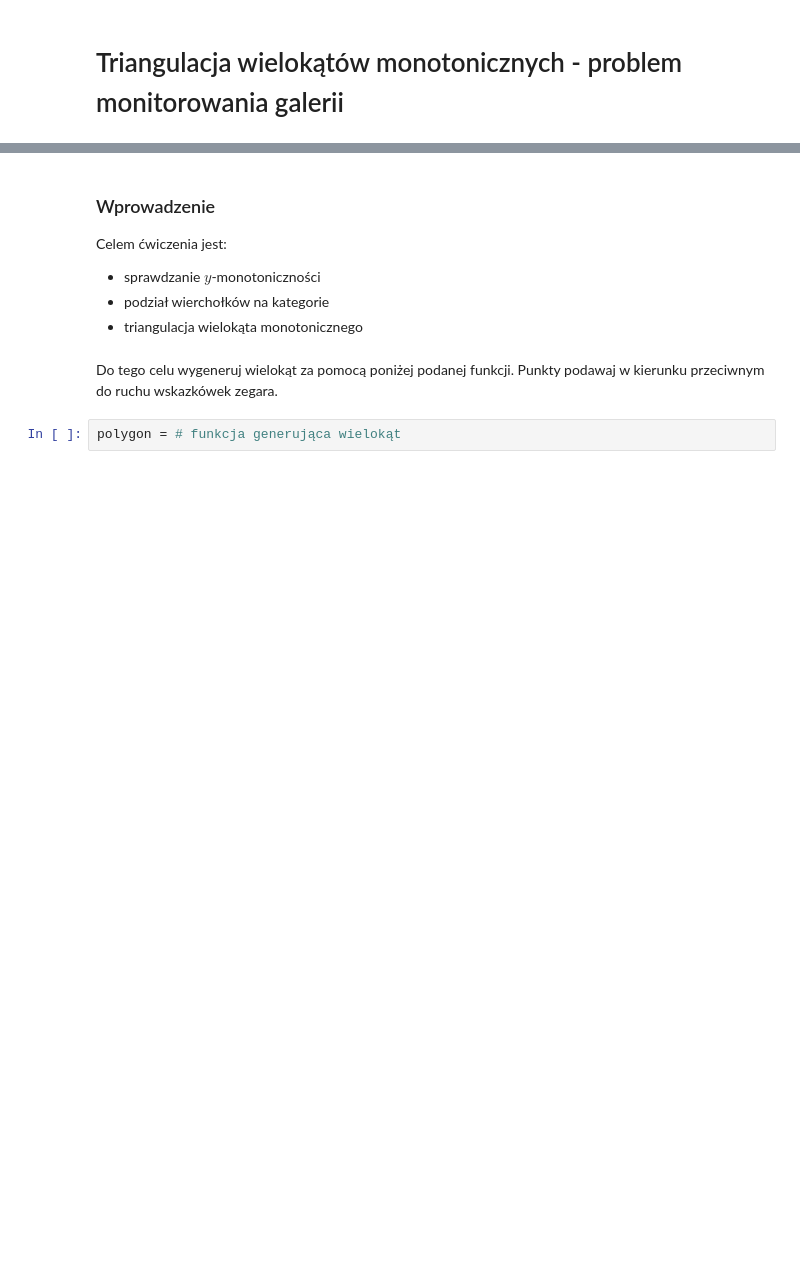
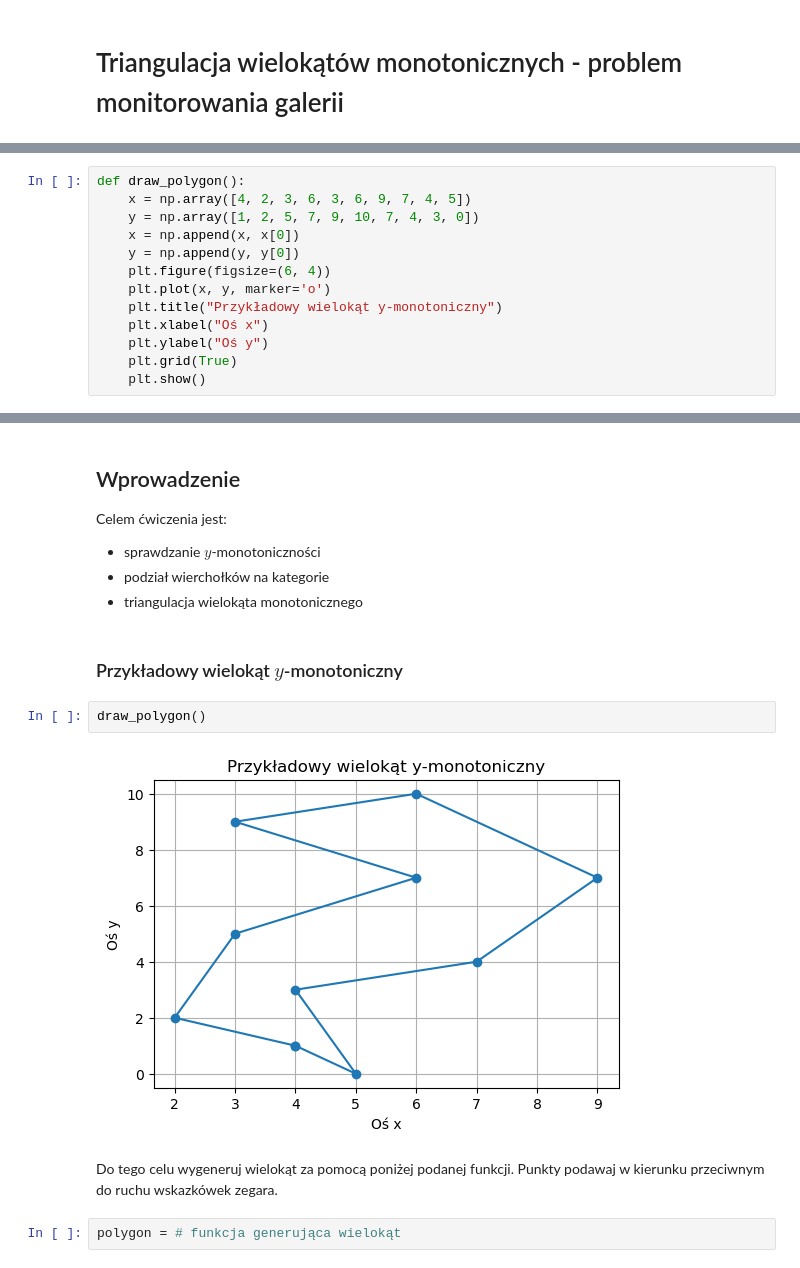
Before and after one commit to aghbit/Algorytmy-Geometryczne, a Jupyter notebook: lab3/main.ipynb, the cells around one changed output, grey strips where cells are left out. Cells and saved outputs as stored; diff of their text form; blank space fills up the shorter version.

```diff
--- a/lab3/main.ipynb
+++ b/lab3/main.ipynb
@@ -7,0 +11,13 @@ from bitalg.visualizer.main import Visualizer
+# %%
+def draw_polygon():
+    x = np.array([4, 2, 3, 6, 3, 6, 9, 7, 4, 5])
+    y = np.array([1, 2, 5, 7, 9, 10, 7, 4, 3, 0])
+    x = np.append(x, x[0])
+    y = np.append(y, y[0])
+    plt.figure(figsize=(6, 4))
+    plt.plot(x, y, marker='o')
+    plt.title("Przykładowy wielokąt y-monotoniczny")
+    plt.xlabel("Oś x")
+    plt.ylabel("Oś y")
+    plt.grid(True)
+    plt.show()
@@ -8,9 +64,15 @@ from bitalg.visualizer.main import Visualizer
 # %% [markdown]
-### Wprowadzenie
+## Wprowadzenie
 Celem ćwiczenia jest:
 - sprawdzanie $y$-monotoniczności
 - podział wierchołków na kategorie
 - triangulacja wielokąta monotonicznego
+# %% [markdown]
+### Przykładowy wielokąt $y$-monotoniczny
+# %%
+draw_polygon()
+# %% [output]
+[figure, added]
 # %% [markdown]
 Do tego celu wygeneruj wielokąt za pomocą poniżej podanej funkcji. Punkty podawaj w kierunku przeciwnym do ruchu wskazkówek zegara.
 # %%
```
Also changed, not shown: parts of 11 cells of this notebook.
